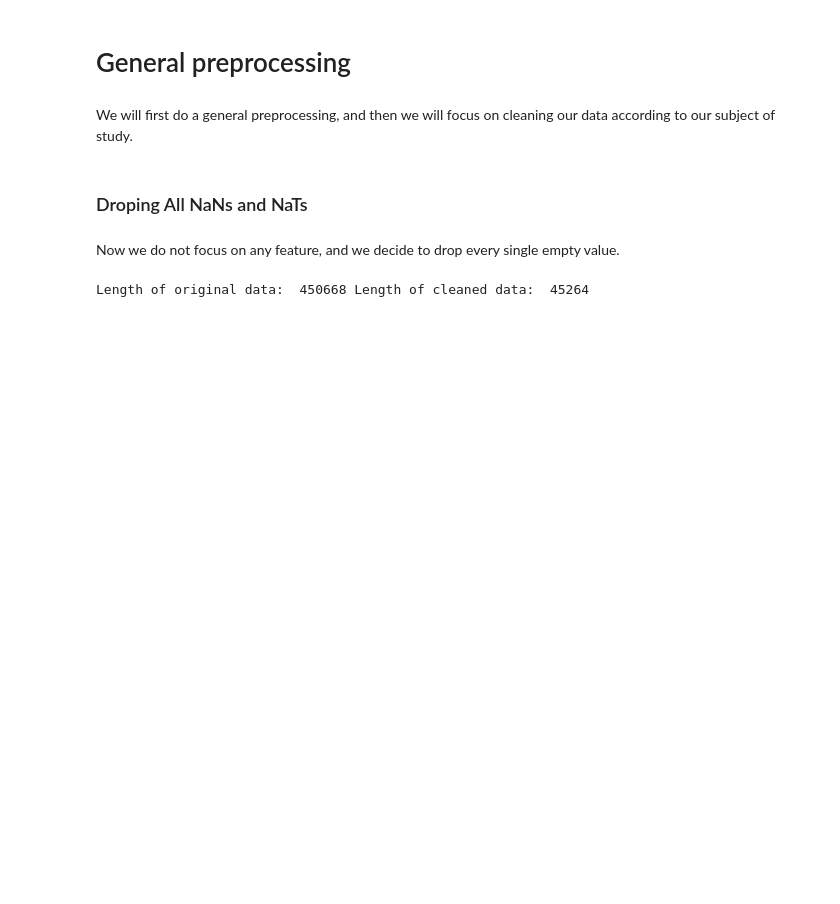
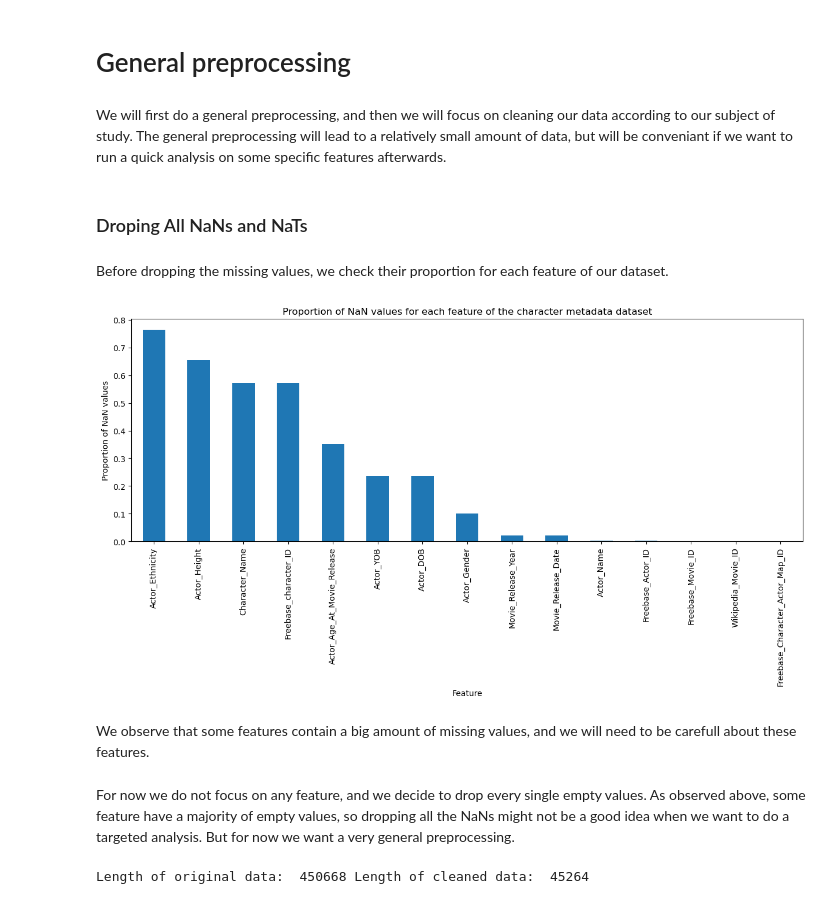
Before and after one commit to epfl-ada/ada-2024-project-adanonymous, a Jupyter notebook: src/utils/preprocessing_louis.ipynb, the cells around one changed output. Saved outputs shown, nothing was run; the diff lists cells and outputs as text; code cells hidden in the pictures; blank space fills up the shorter version.

```diff
--- a/src/utils/preprocessing_louis.ipynb
+++ b/src/utils/preprocessing_louis.ipynb
@@ -68,11 +79,26 @@ We can observe that some values seem aberrant. We will have to clean the dataset
 # %% [markdown]
 # General preprocessing
 # %% [markdown]
-We will first do a general preprocessing, and then we will focus on cleaning our data according to our subject of study.
+We will first do a general preprocessing, and then we will focus on cleaning our data according to our subject of study. The general preprocessing will lead to a relatively small amount of data, but will be conveniant if we want to run a quick analysis on some specific features afterwards.
 # %% [markdown]
 ### Droping All NaNs and NaTs
-# %% [markdown]
-Now we do not focus on any feature, and we decide to drop every single empty value.
+# %% [markdown]
+Before dropping the missing values, we check their proportion for each feature of our dataset.
+# %%
+# plot the distibution of the proportion of nan values in each column of the character metadata dataframe. Sort them in descending order.
+
+nan_proportions = character_metadata.isna().mean().sort_values(ascending=False)
+nan_proportions.plot(kind='bar', figsize=(15, 5))
+plt.title('Proportion of NaN values for each feature of the character metadata dataset')
+plt.xlabel('Feature')
+plt.ylabel('Proportion of NaN values')
+plt.show()
+# %% [output]
+[figure, added]
+# %% [markdown]
+We observe that some features contain a big amount of missing values, and we will need to be carefull about these features.
+# %% [markdown]
+For now we do not focus on any feature, and we decide to drop every single empty values. As observed above, some feature have a majority of empty values, so dropping all the NaNs might not be a good idea when we want to do a targeted analysis. But for now we want a very general preprocessing.
 # %%
 copy1 = character_metadata.copy()
 clean_data = copy1.dropna()
```
Also changed, not shown: parts of 18 cells of this notebook.
